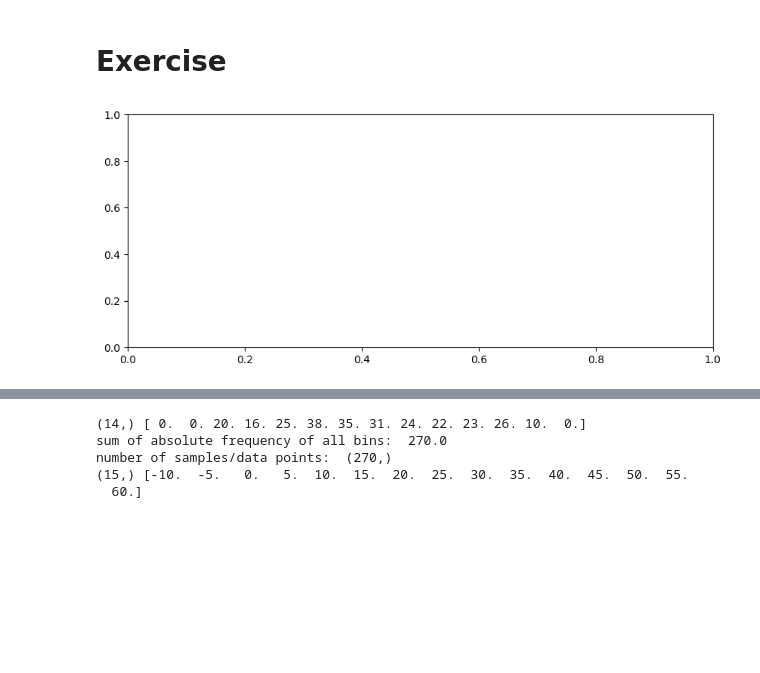
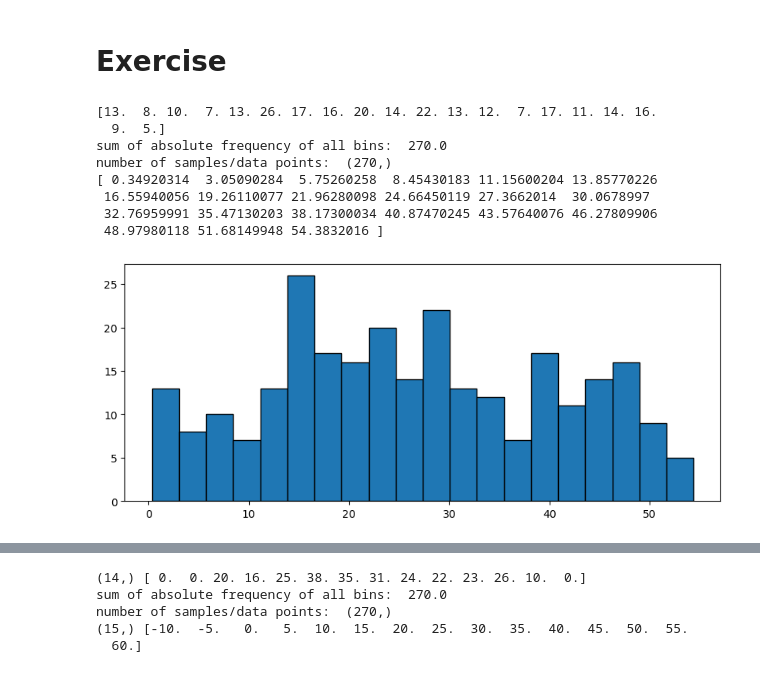
Before and after one commit to ZhengWinnieWu/course_statistics, a Jupyter notebook: unit1/data_analysis_distribution_histogram.ipynb, the cells around one changed output, grey strips where cells are left out. Saved outputs shown, nothing was run; the diff lists cells and outputs as text; code cells hidden in the pictures; blank space fills up the shorter version.

```diff
--- a/unit1/data_analysis_distribution_histogram.ipynb
+++ b/unit1/data_analysis_distribution_histogram.ipynb
@@ -106,11 +127,23 @@ number of samples/data points:  (270,)
 # %%
 fig = plt.figure(figsize=(10,4))
 ax = fig.add_subplot(1,1,1)
 
 # Use 20 bins, how would you change the code above?
-
+n, bins, patches = plt.hist(u_winter_1, bins=20, edgecolor="black")
 
 # Print the number of samples in each bin and the edges of bins
 # What is the bin interval?
+print(n)
+print('sum of absolute frequency of all bins: ',np.sum(n))
+print('number of samples/data points: ',u_winter_1.shape)
+print(bins)
 # %% [output]
+[13.  8. 10.  7. 13. 26. 17. 16. 20. 14. 22. 13. 12.  7. 17. 11. 14. 16.
+  9.  5.]
+sum of absolute frequency of all bins:  270.0
+number of samples/data points:  (270,)
+[ 0.34920314  3.05090284  5.75260258  8.45430183 11.15600204 13.85770226
+ 16.55940056 19.26110077 21.96280098 24.66450119 27.3662014  30.0678997
+ 32.76959991 35.47130203 38.17300034 40.87470245 43.57640076 46.27809906
+ 48.97980118 51.68149948 54.3832016 ]
-[figure, old version]
+[figure, new version]
```
Also changed, not shown: parts of 5 cells of this notebook.
